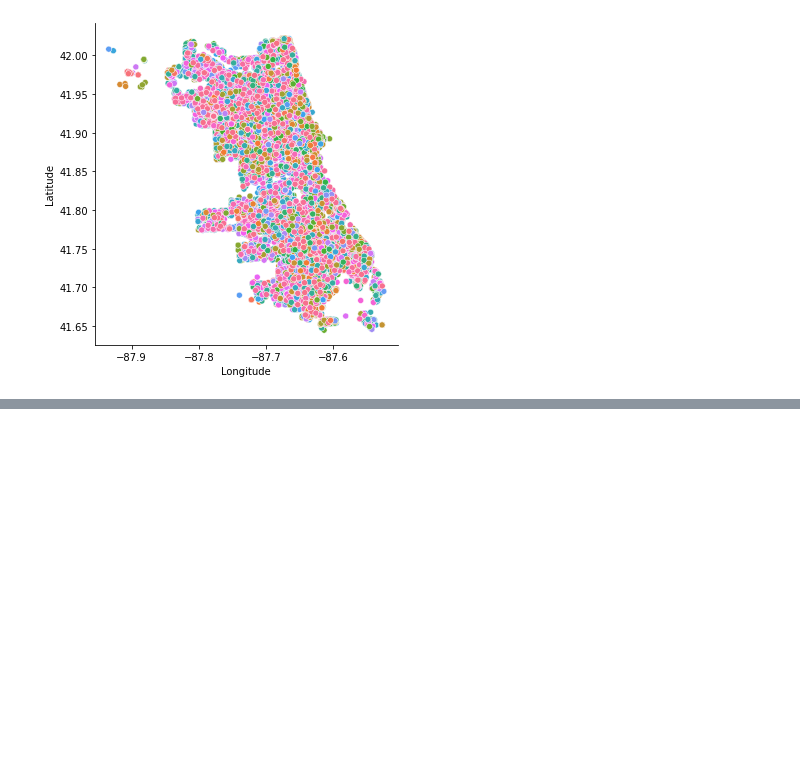
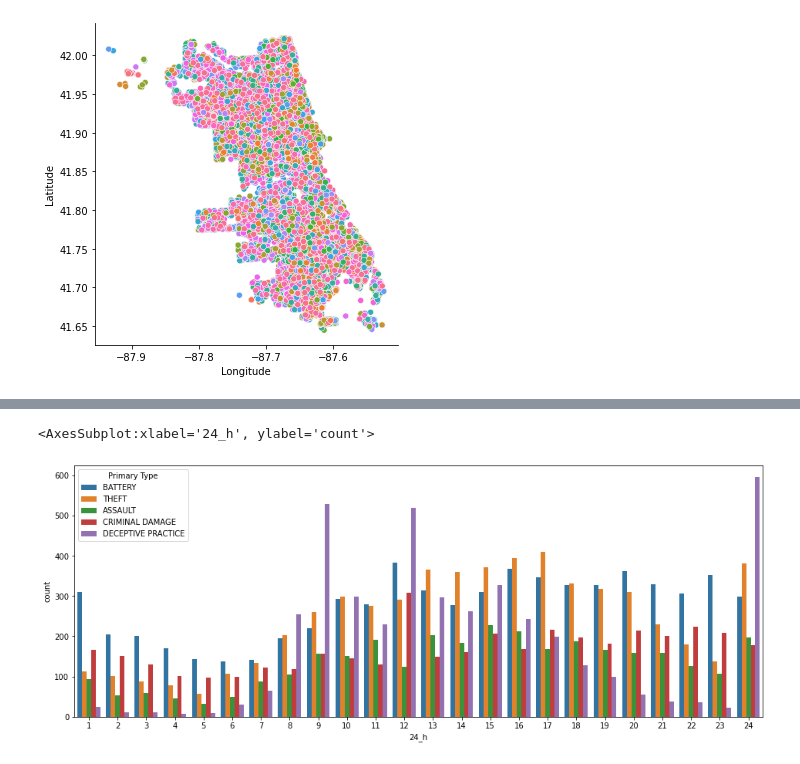
Before and after one commit to eitanzimmerman/IML-hackathon, a Jupyter notebook: hack.ipynb, the cells around one changed output, grey strips where cells are left out. Cells and saved outputs as stored; diff of their text form; code cells hidden in the pictures; blank space fills up the shorter version.

```diff
--- a/hack.ipynb
+++ b/hack.ipynb
@@ -115,0 +80,6 @@ KeyboardInterrupt:
+# %%
+plt.figure(figsize=(16, 6))
+sns.countplot(data=train, x="24_h", hue="Primary Type")
+# %% [output]
+<AxesSubplot:xlabel='24_h', ylabel='count'>
+[figure, added]
```
Also changed, not shown: parts of 15 cells of this notebook.
